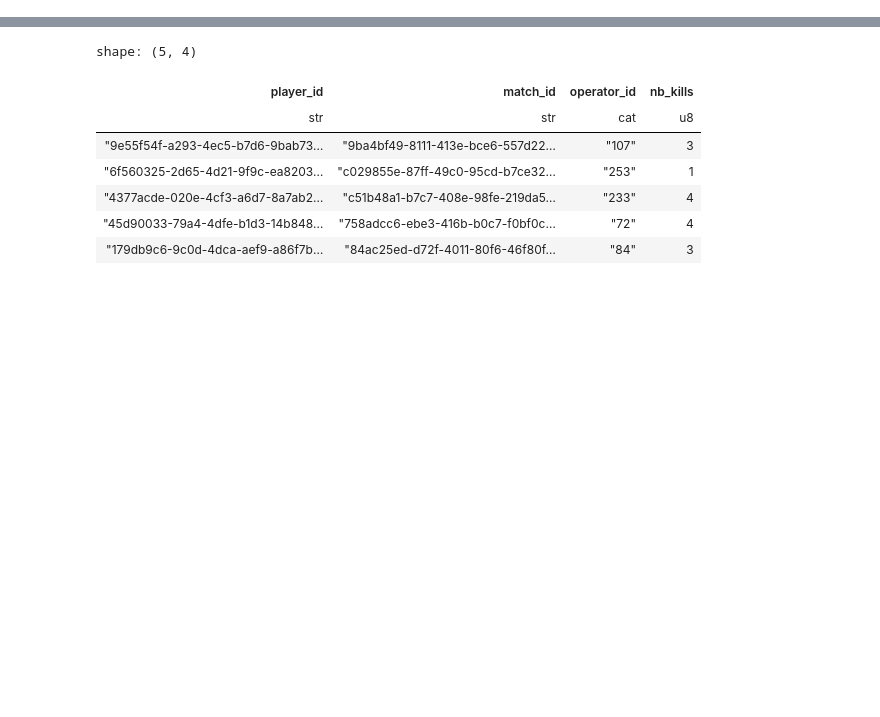
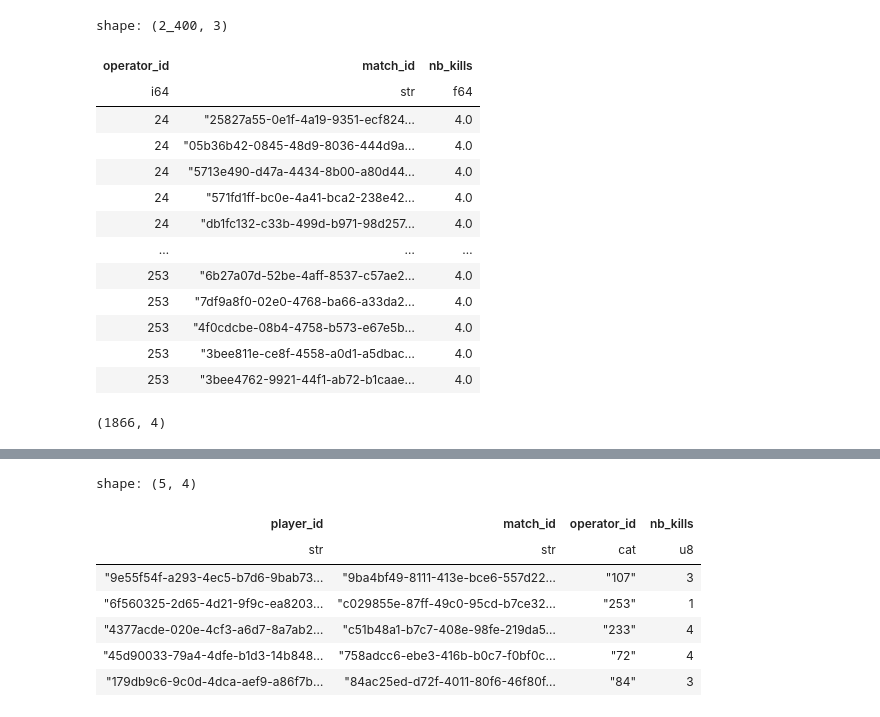
Before and after one commit to Martin-Labenne/software-dev-ml-takehome, a Jupyter notebook: exploration.ipynb, the cells around one changed output, grey strips where cells are left out. Cells and saved outputs as stored; diff of their text form; code cells hidden in the pictures; blank space fills up the shorter version.

Commit message:
create computing steps for processing the daily file

```diff
--- a/exploration.ipynb
+++ b/exploration.ipynb
@@ -12,0 +14,26 @@ from src.queries import partition_by_match_prefix, top_100_avg_kills_per_operato
+# %%
+from src.pipeline import partition_log_file, compute_daily_operator_top_100
+partition_map = partition_log_file(Path('data/logs/100k_matchs.log'), chunksize=10**7)
+daily_operator_top_100 = compute_daily_operator_top_100(partition_map)
+# %%
+daily_operator_top_100
+# %% [output]
+shape: (2_400, 3)
+| operator_id | match_id | nb_kills |
+| i64 | str | f64 |
+| 24 | "25827a55-0e1f-4a19-9351-ecf824… | 4.0 |
+| 24 | "05b36b42-0845-48d9-8036-444d9a… | 4.0 |
+| 24 | "5713e490-d47a-4434-8b00-a80d44… | 4.0 |
+| 24 | "571fd1ff-bc0e-4a41-bca2-238e42… | 4.0 |
+| 24 | "db1fc132-c33b-499d-b971-98d257… | 4.0 |
+| … | … | … |
+| 253 | "6b27a07d-52be-4aff-8537-c57ae2… | 4.0 |
+| 253 | "7df9a8f0-02e0-4768-ba66-a33da2… | 4.0 |
+| 253 | "4f0cdcbe-08b4-4758-b573-e67e5b… | 4.0 |
+| 253 | "3bee811e-ce8f-4558-a0d1-a5dbac… | 4.0 |
+| 253 | "3bee4762-9921-44f1-ab72-b1caae… | 4.0 |
+# %%
+import polars as pl
+pl.scan_csv('/tmp/tmpqhxcih9w.csv').collect().shape
+# %% [output]
+(1866, 4)
```
Also changed, not shown: parts of 6 cells of this notebook, 4 other files.
